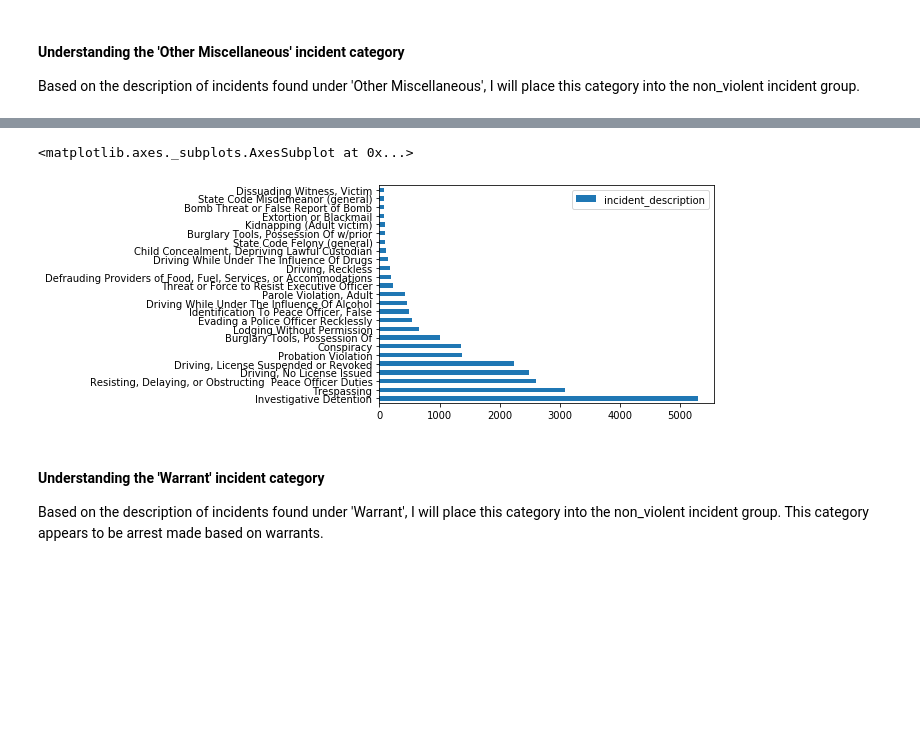
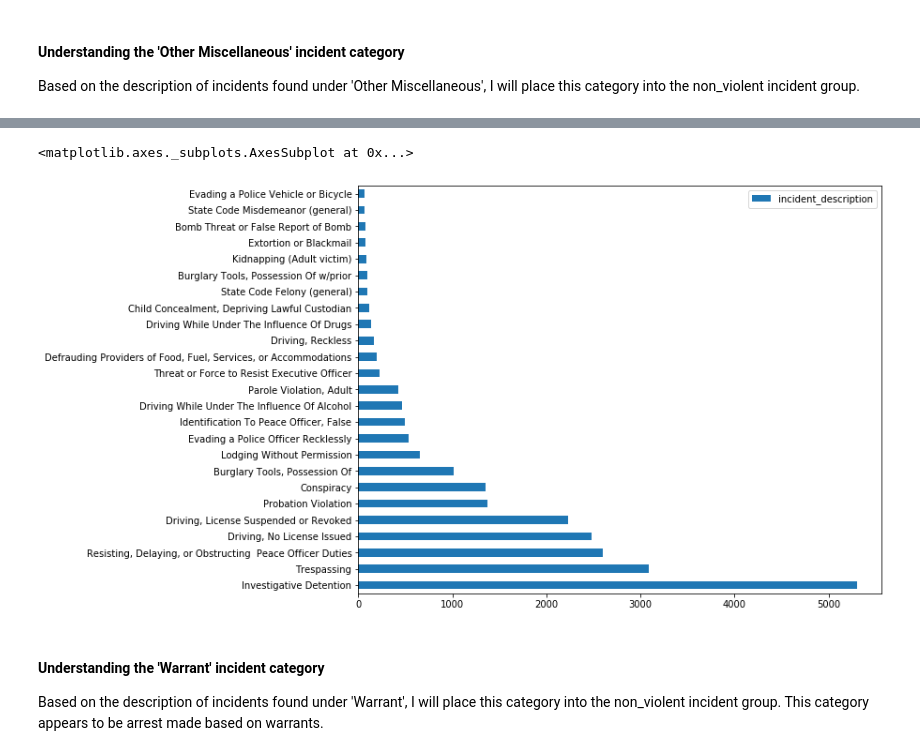
Before and after one commit to yeoelton/Predicting-Crime-San-Francisco, a Jupyter notebook: code/Capstone Project_Part 1.ipynb, the cells around one changed output, grey strips where cells are left out. Drawn from its saved outputs; the diff is of its cells as text; code cells hidden in the pictures; blank space fills up the shorter version.

```diff
--- a/code/Capstone Project_Part 1.ipynb
+++ b/code/Capstone Project_Part 1.ipynb
@@ -722,8 +738,9 @@ other=reports2[['incident_category', 'incident_subcategory', 'incident_descripti
 # %%
-pd.DataFrame(other.incident_description.value_counts()).head(25).plot.barh()
+#exploring the incident descriptions with the highest counts in "Other Micellaneous"
+pd.DataFrame(other.incident_description.value_counts()).head(25).plot.barh(figsize = (10, 8))
 # %% [output]
 <matplotlib.axes._subplots.AxesSubplot at 0x...>
-[figure, old version]
+[figure, new version]
 # %% [markdown]
 #### Understanding the 'Warrant' incident category
 
```
Also changed, not shown: parts of 56 cells of this notebook, 2 other files.
